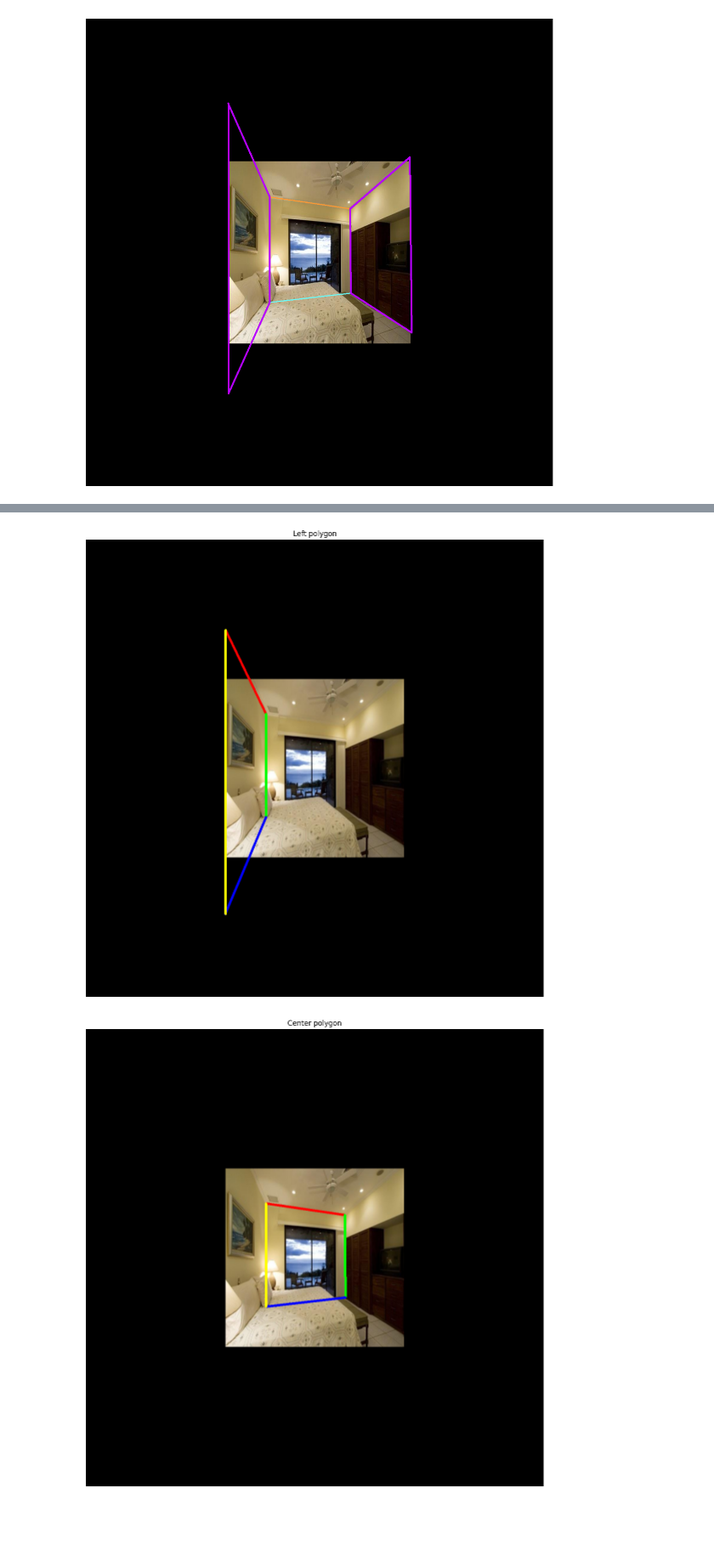
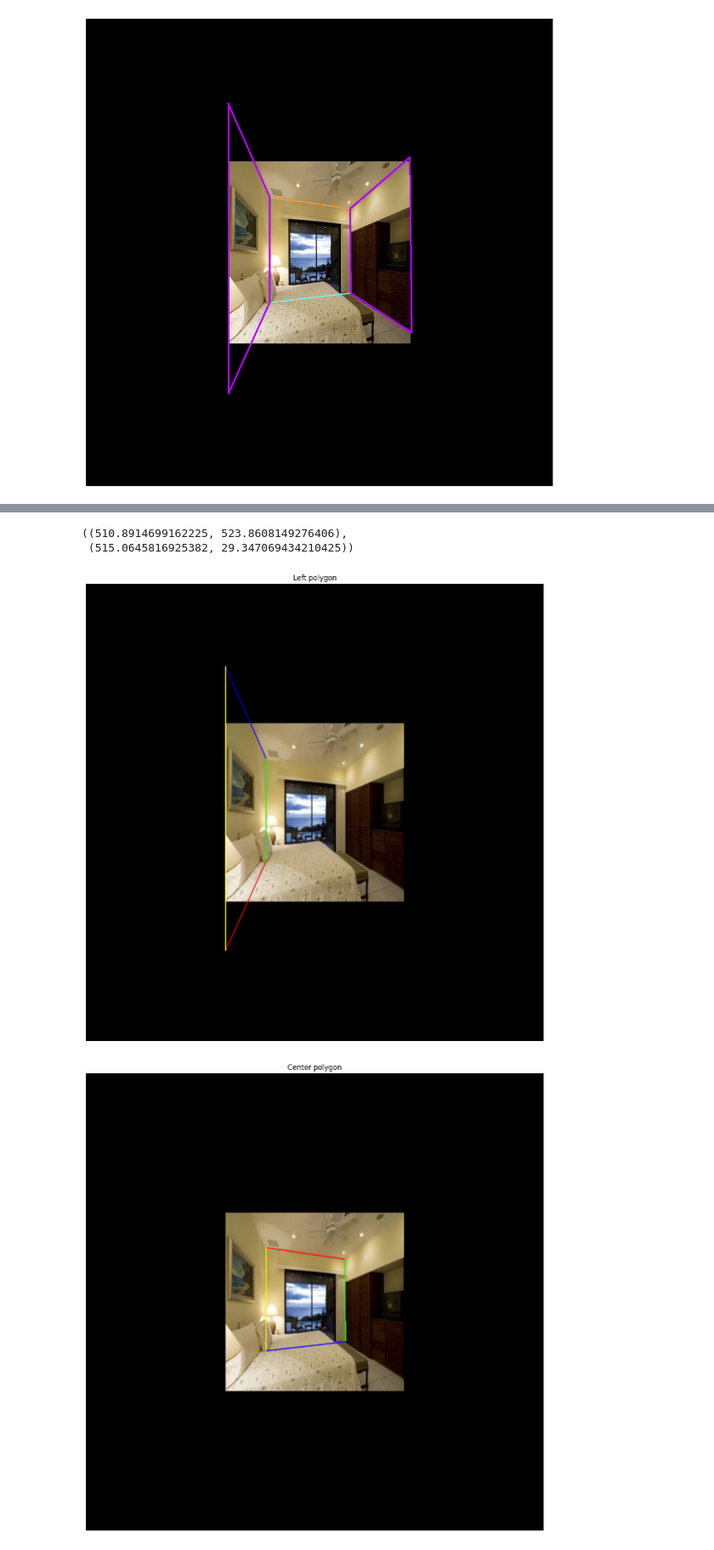
Before and after one commit to Rikharthu/LayoutNet, a Jupyter notebook: Polygon parsing.ipynb, the cells around one changed output, grey strips where cells are left out. Shown at 85% size. Saved outputs shown, nothing was run; the diff lists cells and outputs as text; code cells hidden in the pictures; blank space fills up the shorter version.

```diff
--- a/Polygon parsing.ipynb
+++ b/Polygon parsing.ipynb
@@ -346,15 +346,15 @@ line_bottom_left = lines[1]
 line_top_right = lines[3]
 line_bottom_right = lines[2]
 
-line_left_left = line_left
-line_right_right = line_right
+line_left_left = line_geo_coords_to_image([line_left])[0]
+line_right_right = line_geo_coords_to_image([line_right])[0]
 
 # Left polygon
 # Point order: top_left, top_right, bottom_right, bottom_left
 polygon_left = [
     line_left_left[1],
+    line_center_left[1],
     line_center_left[0],
-    line_center_left[1],
     line_left_left[0]
 ]
 print(f'Left polygon: {polygon_left}')
@@ -368,8 +368,8 @@ polygon_center = [
 
 polygon_right = [
     line_center_right[1],
+    line_right_right[0],
     line_right_right[1],
-    line_right_right[0],
     line_center_right[0]
 ]
 # %% [output]
@@ -377,3 +382,8 @@ Left polygon: [(4.781704429028066e-06, -141.53845096353817), (116, 100), (116, 3
+# %%
+line_right
+# %% [output]
+((510.8914699162225, 523.8608149276406),
+ (515.0645816925382, 29.347069434210425))
 # %%
 padding = 400
 
@@ -388,7 +398,7 @@ for i in range(0, 4):
         (int(p1[0]) + padding, int(p1[1]) + padding),
         (int(p2[0] + padding), int(p2[1]) + padding),
         colors[i],
-        5
+        2
     )
 
 plt.figure(figsize=(14, 14))
@@ -403,34 +413,34 @@ for i in range(0, 4):
     p2 = polygon_center[(i + 1) % 4]
     cv2.line(
         polygon_image,
         (int(p1[0]) + padding, int(p1[1]) + padding),
         (int(p2[0] + padding), int(p2[1]) + padding),
         colors[i],
-        5
+        2
     )
 
 plt.figure(figsize=(14, 14))
 plt.title('Center polygon')
 plt.axis('off')
 plt.imshow(polygon_image);
 
 # Right
 polygon_image = padded_image.copy()
 for i in range(0, 4):
     p1 = polygon_right[i]
     p2 = polygon_right[(i + 1) % 4]
     cv2.line(
         polygon_image,
         (int(p1[0]) + padding, int(p1[1]) + padding),
         (int(p2[0] + padding), int(p2[1]) + padding),
         colors[i],
-        5
+        2
     )
 
 plt.figure(figsize=(14, 14))
 plt.title('Right polygon')
 plt.axis('off')
 plt.imshow(polygon_image);
 # %% [output]
-[figure, old version]
+[figure, new version]
-[figure, old version]
+[figure, new version]
```
Also changed, not shown: parts of 3 cells of this notebook.
